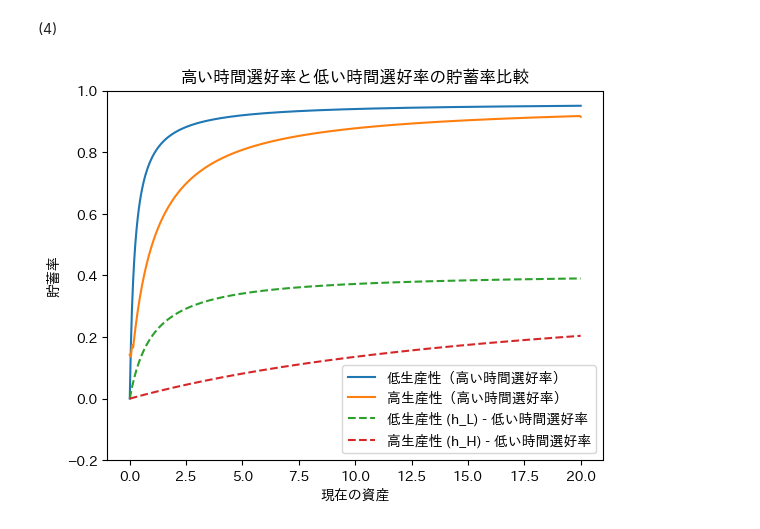
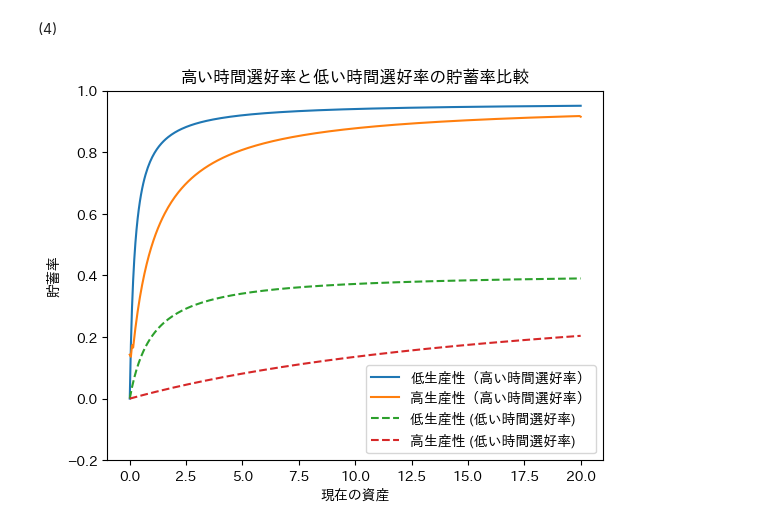
Before and after one commit to kouchan0708/Naka-Kotaro-quant-macro-last-assignment, a Jupyter notebook: Quant_macro_last_assign.ipynb, the cells around one changed output. Cells and saved outputs as stored; diff of their text form; code cells hidden in the pictures.

```diff
--- a/Quant_macro_last_assign.ipynb
+++ b/Quant_macro_last_assign.ipynb
@@ -360,8 +360,8 @@ def calc_saving_rate_low_beta(a_t, h, beta_low, r, w):
 def plot_results(aplus_high, c_high, saving_rate_L_low_beta, saving_rate_H_low_beta, a, a_t_grid):
     plt.plot(a, aplus_high[:, 0] / (c_high[:, 0] + aplus_high[:, 0]), label='低生産性（高い時間選好率）', linestyle='-')
     plt.plot(a, aplus_high[:, 1] / (c_high[:, 1] + aplus_high[:, 1]), label='高生産性（高い時間選好率）', linestyle='-')
-    plt.plot(a_t_grid, saving_rate_L_low_beta, label='低生産性 (h_L) - 低い時間選好率', linestyle='--')
-    plt.plot(a_t_grid, saving_rate_H_low_beta, label='高生産性 (h_H) - 低い時間選好率', linestyle='--')
+    plt.plot(a_t_grid, saving_rate_L_low_beta, label='低生産性 (低い時間選好率)', linestyle='--')
+    plt.plot(a_t_grid, saving_rate_H_low_beta, label='高生産性 (低い時間選好率)', linestyle='--')
     plt.xlabel('現在の資産')
     plt.ylabel('貯蓄率')
     plt.ylim(-0.2, 1.0)
@@ -369,31 +369,31 @@ def plot_results(aplus_high, c_high, saving_rate_L_low_beta, saving_rate_H_low_b
     plt.title("高い時間選好率と低い時間選好率の貯蓄率比較")
     plt.show()
 
 # パラメータ設定（高い時間選好率）
 param_high = setPar(beta=0.98)
 # パラメータ設定（低い時間選好率）
 param_low = setPar(beta=0.1)
 
 # 金利と賃金の設定
 r, w = 0.04, 1
 
 # 家計問題の解法（高い時間選好率）
 aplus_high, iaplus_high, c_high = solve_household(param_high, r, w)
 
 # 生産性の設定
 h_L = np.exp(-param_high['sigma'])
 h_H = np.exp(param_high['sigma'])
 
 # 資産のグリッドを設定
 a_t_grid = np.linspace(0, 20, 200)
 
 # 貯蓄率の計算（低い時間選好率）
 beta_low = 0.1
 saving_rate_L_low_beta = [calc_saving_rate_low_beta(a, h_L, beta_low, r, w) for a in a_t_grid]
 saving_rate_H_low_beta = [calc_saving_rate_low_beta(a, h_H, beta_low, r, w) for a in a_t_grid]
 
 # 結果のプロット
 a = np.linspace(param_high['a_l'], param_high['a_u'], param_high['NA'])
 plot_results(aplus_high, c_high, saving_rate_L_low_beta, saving_rate_H_low_beta, a,a_t_grid)
 # %% [output]
-[figure, old version]
+[figure, new version]
```
Also changed, not shown: parts of 1 cell of this notebook.
